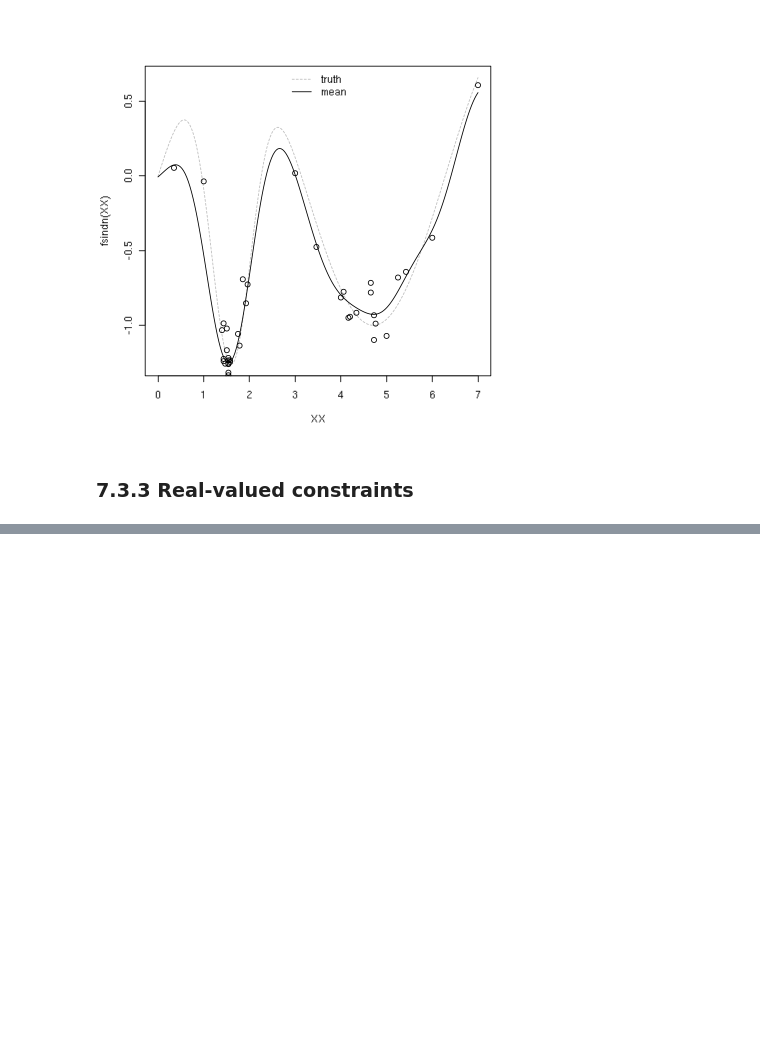
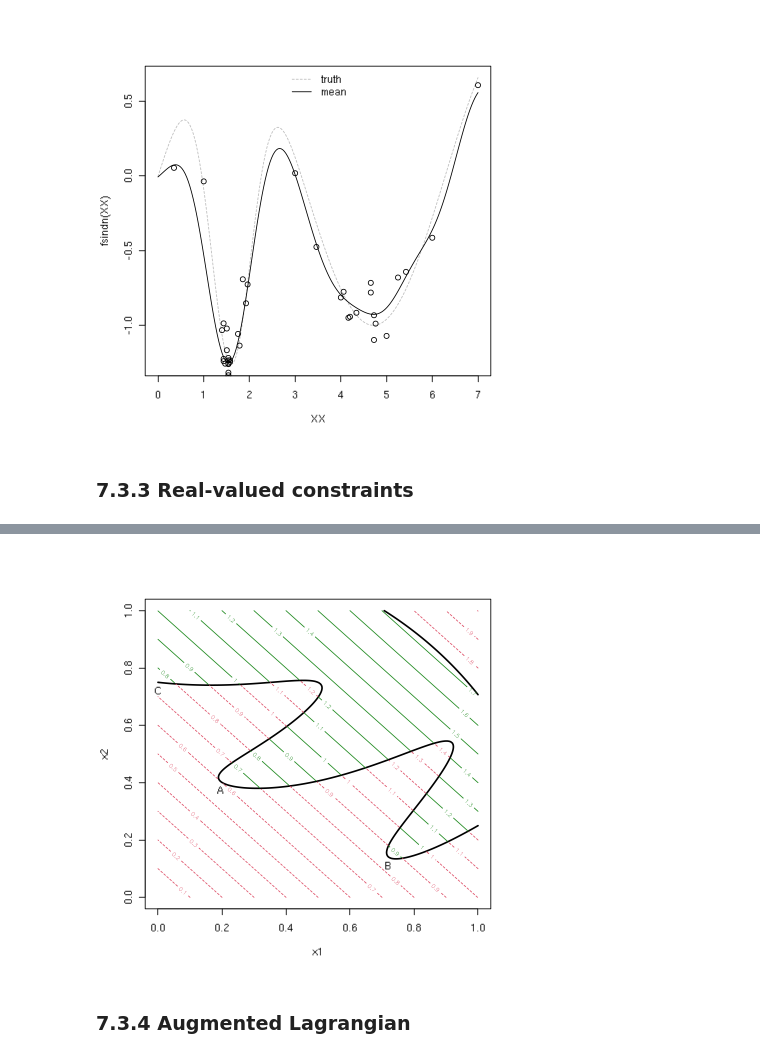
Before and after one commit to gglee4ai/study-surrogates-2020, a Jupyter notebook: ch07.ipynb, the cells around one changed output, grey strips where cells are left out. Cells and saved outputs as stored; diff of their text form; code cells hidden in the pictures; blank space fills up the shorter version.

```diff
--- a/ch07.ipynb
+++ b/ch07.ipynb
@@ -825,0 +855,29 @@ deleteGP(gpi)
+# %%
+## establishing the macro
+plotprob <- function(blackbox, nl=c(10,20), gn=200)
+ {
+  x <- seq(0,1, length=gn)
+  X <- expand.grid(x, x)
+  out <- blackbox(as.matrix(X))
+  fv <- out$obj
+  fv[out$c[,1] > 0 | out$c[,2] > 0] <- NA
+  fi <- out$obj
+  fi[!(out$c[,1] > 0 | out$c[,2] > 0)] <- NA
+  plot(0, 0, type="n", xlim=c(0,1), ylim=c(0,1), xlab="x1", ylab="x2")
+  C1 <- matrix(out$c[,1], ncol=gn)
+  contour(x, x, C1, nlevels=1, levels=0, drawlabels=FALSE, add=TRUE, lwd=2)
+  C2 <-  matrix(out$c[,2], ncol=gn)
+  contour(x, x, C2, nlevels=1, levels=0, drawlabels=FALSE, add=TRUE, lwd=2)
+  contour(x, x, matrix(fv, ncol=gn), nlevels=nl[1],
+    add=TRUE, col="forestgreen")
+  contour(x, x, matrix(fi, ncol=gn), nlevels=nl[2], add=TRUE, col=2, lty=2)
+ }
+
+## visualizing the aimprob surface(s)
+plotprob(aimprob)
+text(rbind(c(0.1954, 0.4044), c(0.7191, 0.1411), c(0, 0.75)),
+  c("A", "B", "C"), pos=1)
+# %% [output]
+[figure, added]
+# %% [markdown]
+### 7.3.4 Augmented Lagrangian
```
Also changed, not shown: parts of 27 cells of this notebook.
